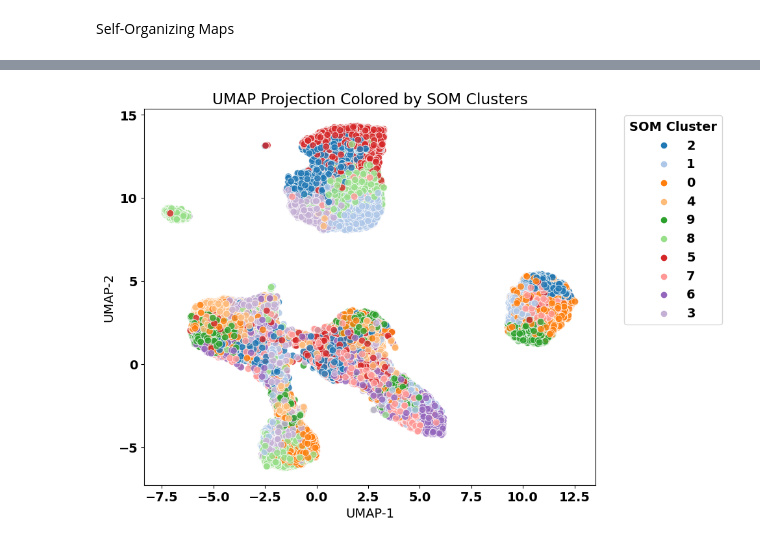
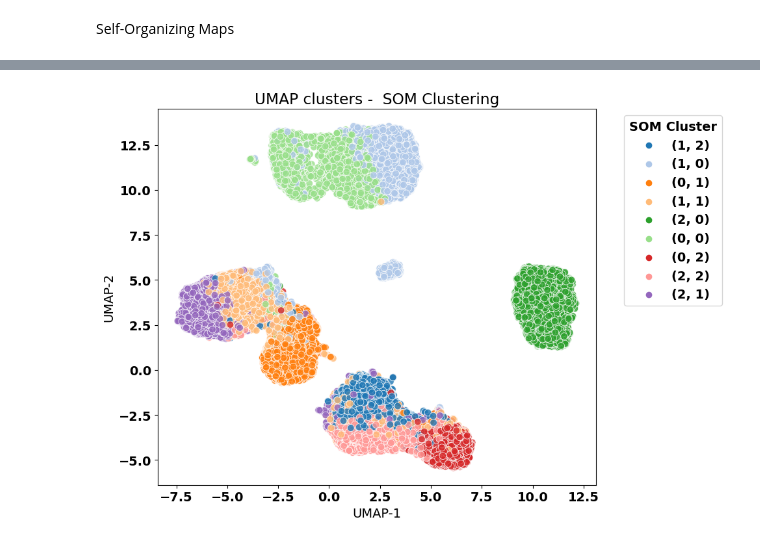
Before and after one commit to Constmsa/ml2.project, a Jupyter notebook: Self_Organizing_Maps.ipynb, the cells around one changed output, grey strips where cells are left out. Drawn from its saved outputs; the diff is of its cells as text; code cells hidden in the pictures.

```diff
--- a/Self_Organizing_Maps.ipynb
+++ b/Self_Organizing_Maps.ipynb
@@ -99,38 +97 @@ def train_som_cluster(df, features, som_size=10, iterations=5000, sigma=1.0, lea
     return df
-# %%
-import numpy as np
-from minisom import MiniSom
-from sklearn.preprocessing import StandardScaler
-from sklearn.cluster import KMeans
-
-def train_som_cluster(df, features, som_size=10, n_clusters=10, iterations=5000, sigma=1.0, learning_rate=0.5):
-    df = df.copy()
-
-    # 1. Extract and scale features
-    X = df[features].values
-    #X_scaled = StandardScaler().fit_transform(X)
-
-    # 2. Initialize and train SOM
-    som = MiniSom(x=som_size,
-                  y=som_size,
-                  input_len=X.shape[1],
-                  sigma=sigma,
-                  learning_rate=learning_rate)
-
-    som.random_weights_init(X)
-    np.random.seed(42)
-    som.train(X, num_iteration=iterations, verbose=True)
-
-    # 3. Get winner positions for each input
-    winner_positions = np.array([som.winner(x) for x in X])  # (i,j) tuples
-
-    # 4. Convert 2D positions to flat features for clustering
-    winner_flat = np.array([i * som_size + j for i, j in winner_positions]).reshape(-1, 1)
-
-    # 5. Cluster the SOM nodes into a maximum number of clusters
-    kmeans = KMeans(n_clusters=n_clusters, random_state=42)
-    cluster_labels = kmeans.fit_predict(winner_flat)
-
-    # 6. Add cluster labels to DataFrame
-    df['som_cluster'] = cluster_labels
-    return df
@@ -200,4 +98,4 @@ def som_clusters(df, features, som_size=10, iterations=5000, sigma=1.0, learning
 # %%
-df = train_som_cluster(df, features, som_size=10, iterations=5000, sigma=1.0, learning_rate=0.5)
+df = train_som_cluster(df, features, som_size=3, iterations=5000, sigma=1.0, learning_rate=0.5)
 # %% [output]
  [ 5000 / 5000 ] 100% - 0:00:00 left
@@ -239,19 +135,19 @@ import umap
 # %%
  # Fit UMAP
 umap_object = umap.UMAP(n_neighbors=5, random_state=2)
 umap_embedding = umap_object.fit_transform(df[features])
 # Optional: Add UMAP coordinates to df
 df['umap_1'] = umap_embedding[:, 0]
 df['umap_2'] = umap_embedding[:, 1]
 ## Plot UMAP colored by SOM clusters
 plt.figure(figsize=(10, 7))
 sns.scatterplot(x='umap_1', y='umap_2', data=df, hue=df['som_cluster'].astype(str),
                 palette='tab20', s=60, alpha=0.8)
-plt.title("UMAP Projection Colored by SOM Clusters")
+plt.title("UMAP clusters -  SOM Clustering")
 plt.xlabel("UMAP-1")
 plt.ylabel("UMAP-2")
 plt.legend(bbox_to_anchor=(1.05, 1), loc='upper left', title='SOM Cluster')
 plt.tight_layout()
 plt.show()
 # %% [output]
-[figure, old version]
+[figure, new version]
```
Also changed, not shown: parts of 13 cells of this notebook.
